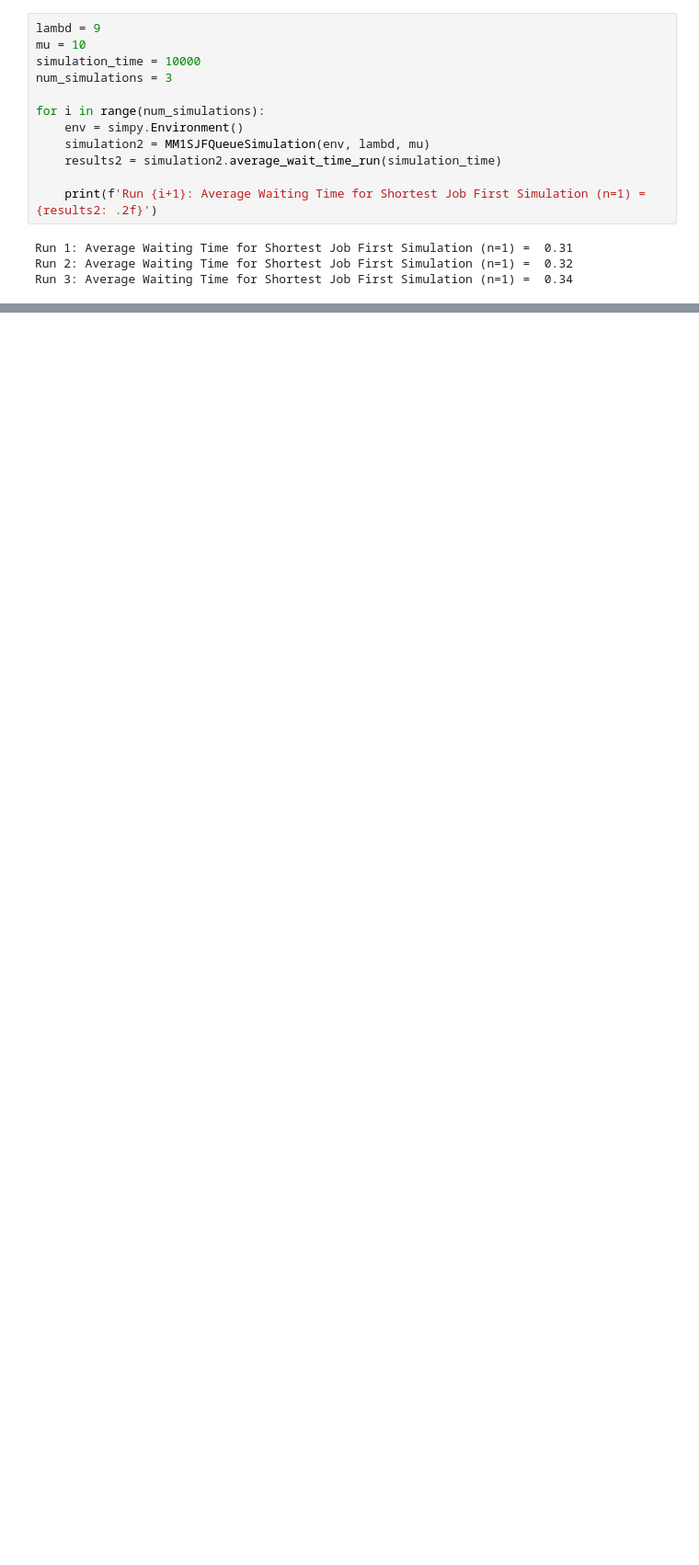
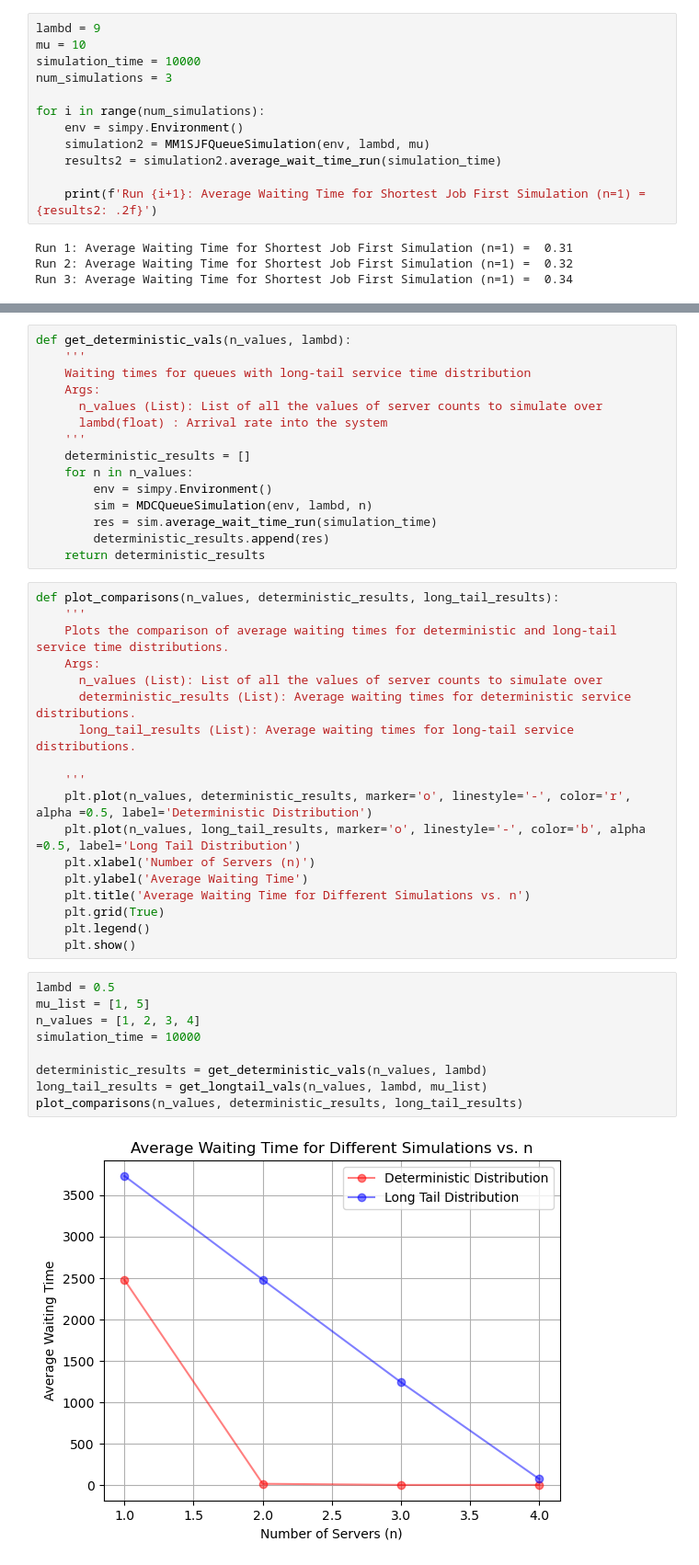
Before and after one commit to znasser60/stochastic-simulations, a Jupyter notebook: KushSingha_15663388_ZainabNasser_15097331_MargaritaPetrova_15794717_Assignment2.ipynb, the cells around one changed output, grey strips where cells are left out. Shown at 92% size. Saved outputs shown, nothing was run; the diff lists cells and outputs as text; blank space fills up the shorter version.

```diff
--- a/KushSingha_15663388_ZainabNasser_15097331_MargaritaPetrova_15794717_Assignment2.ipynb
+++ b/KushSingha_15663388_ZainabNasser_15097331_MargaritaPetrova_15794717_Assignment2.ipynb
@@ -309,0 +443,44 @@ Run 3: Average Waiting Time for Shortest Job First Simulation (n=1) =  0.34
+# %%
+def get_deterministic_vals(n_values, lambd):
+    '''
+    Waiting times for queues with long-tail service time distribution
+    Args:
+      n_values (List): List of all the values of server counts to simulate over
+      lambd(float) : Arrival rate into the system
+    '''
+    deterministic_results = []
+    for n in n_values:
+        env = simpy.Environment()
+        sim = MDCQueueSimulation(env, lambd, n)
+        res = sim.average_wait_time_run(simulation_time)
+        deterministic_results.append(res)
+    return deterministic_results
+# %%
+def plot_comparisons(n_values, deterministic_results, long_tail_results):
+    '''
+    Plots the comparison of average waiting times for deterministic and long-tail service time distributions.
+    Args:
+      n_values (List): List of all the values of server counts to simulate over
+      deterministic_results (List): Average waiting times for deterministic service distributions.
+      long_tail_results (List): Average waiting times for long-tail service distributions.
+
+    '''
+    plt.plot(n_values, deterministic_results, marker='o', linestyle='-', color='r', alpha =0.5, label='Deterministic Distribution')
+    plt.plot(n_values, long_tail_results, marker='o', linestyle='-', color='b', alpha =0.5, label='Long Tail Distribution')
+    plt.xlabel('Number of Servers (n)')
+    plt.ylabel('Average Waiting Time')
+    plt.title('Average Waiting Time for Different Simulations vs. n')
+    plt.grid(True)
+    plt.legend()
+    plt.show()
+# %%
+lambd = 0.5
+mu_list = [1, 5]
+n_values = [1, 2, 3, 4]
+simulation_time = 10000
+
+deterministic_results = get_deterministic_vals(n_values, lambd)
+long_tail_results = get_longtail_vals(n_values, lambd, mu_list)
+plot_comparisons(n_values, deterministic_results, long_tail_results)
+# %% [output]
+[figure, added]
```
Also changed, not shown: parts of 4 cells of this notebook.
